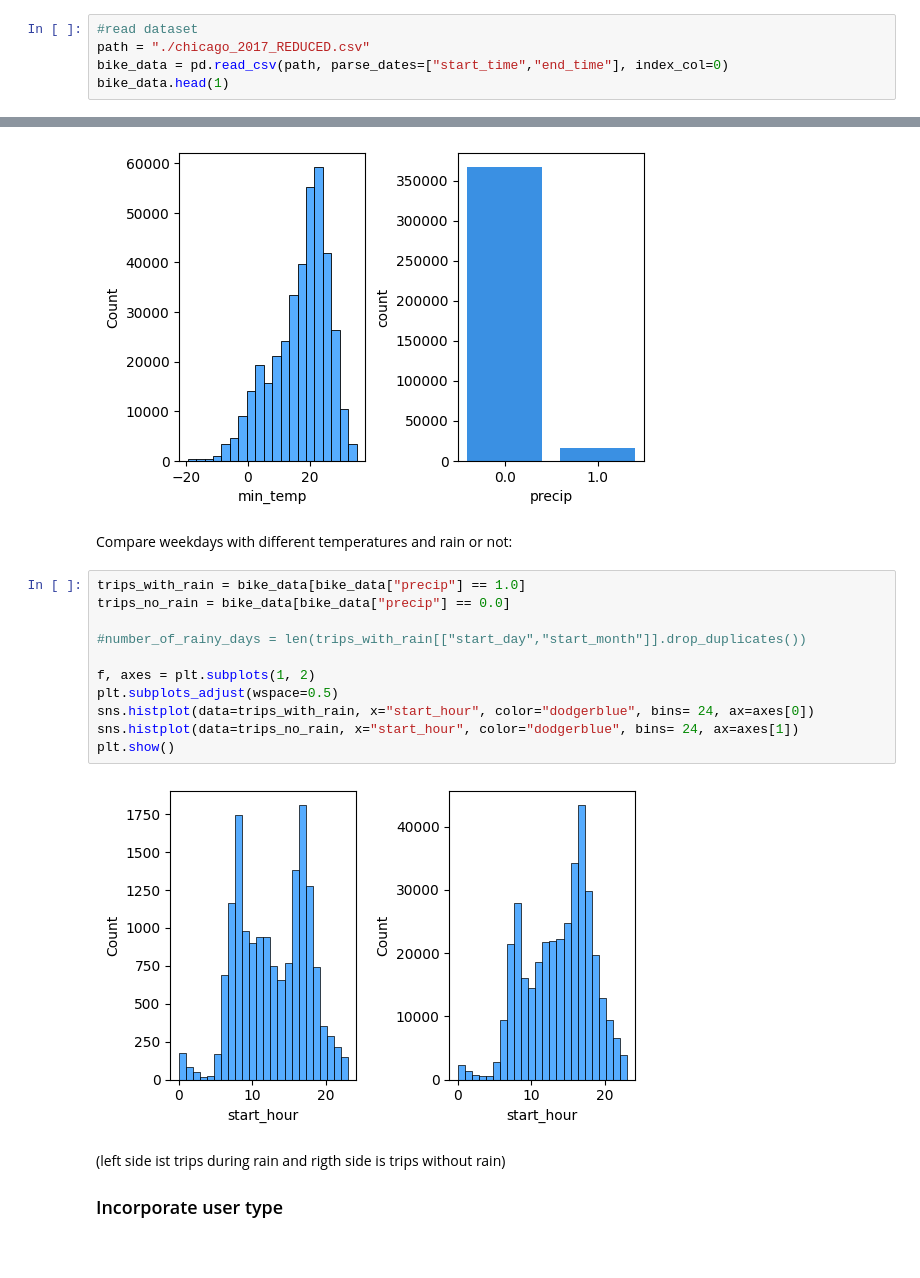
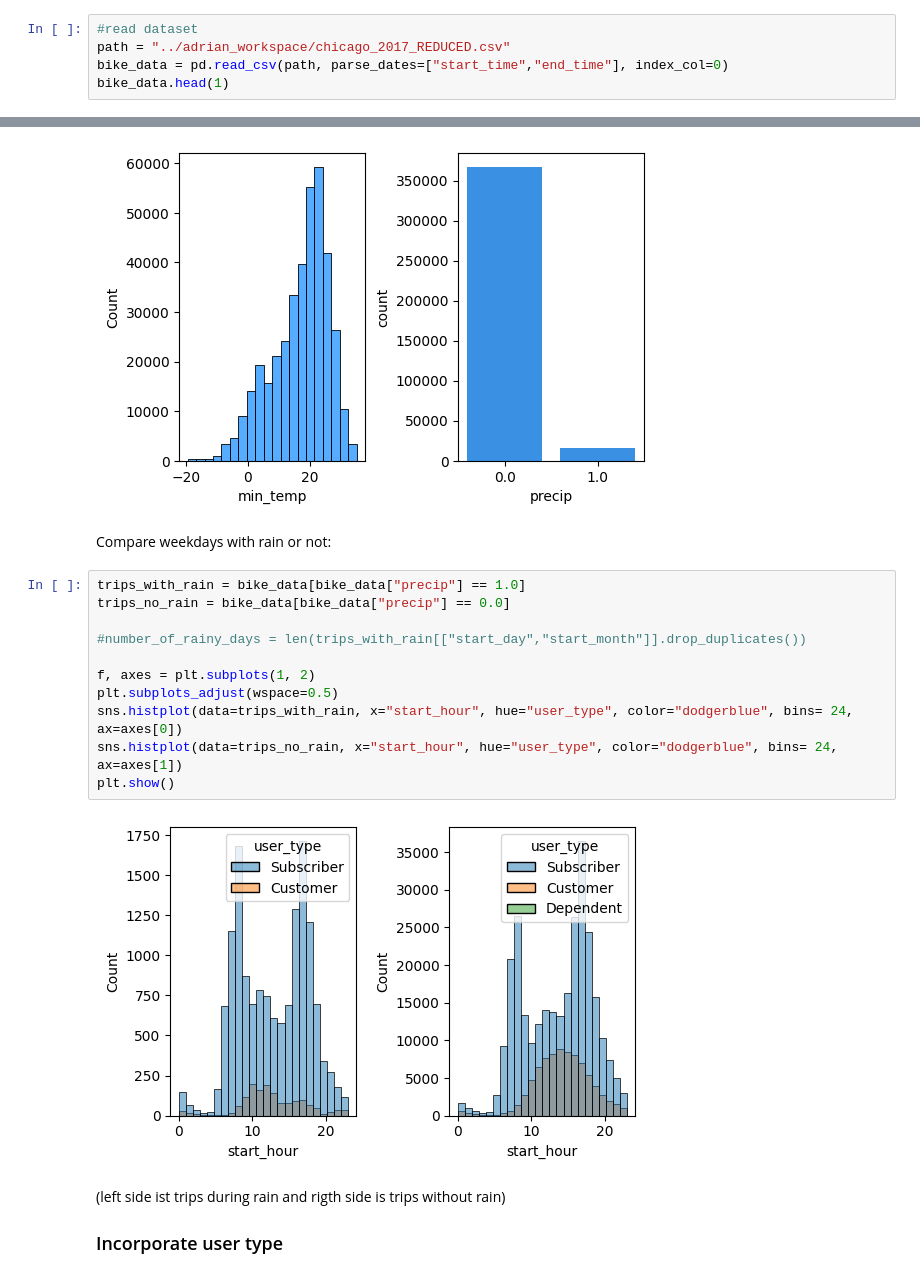
Before and after one commit to agruenb/AA-2022-TEAM-11, a Jupyter notebook: temporal_analysis.ipynb, the cells around one changed output, grey strips where cells are left out. Cells and saved outputs as stored; diff of their text form.

```diff
--- a/temporal_analysis.ipynb
+++ b/temporal_analysis.ipynb
@@ -9,7 +9,7 @@ import matplotlib.pyplot as plt
 from matplotlib import rcParams
 # %%
 #read dataset
-path = "./chicago_2017_REDUCED.csv"
+path = "../adrian_workspace/chicago_2017_REDUCED.csv"
 bike_data = pd.read_csv(path, parse_dates=["start_time","end_time"], index_col=0)
 bike_data.head(1)
 # %% [output]
@@ -92,20 +117,20 @@ plt.show()
 # %% [output]
 [figure]
 # %% [markdown]
-Compare weekdays with different temperatures and rain or not:
+Compare weekdays with rain or not:
 # %%
 trips_with_rain = bike_data[bike_data["precip"] == 1.0]
 trips_no_rain = bike_data[bike_data["precip"] == 0.0]
 
 #number_of_rainy_days = len(trips_with_rain[["start_day","start_month"]].drop_duplicates())
 
 f, axes = plt.subplots(1, 2)
 plt.subplots_adjust(wspace=0.5)
-sns.histplot(data=trips_with_rain, x="start_hour", color="dodgerblue", bins= 24, ax=axes[0])
-sns.histplot(data=trips_no_rain, x="start_hour", color="dodgerblue", bins= 24, ax=axes[1])
+sns.histplot(data=trips_with_rain, x="start_hour", hue="user_type", color="dodgerblue", bins= 24, ax=axes[0])
+sns.histplot(data=trips_no_rain, x="start_hour", hue="user_type", color="dodgerblue", bins= 24, ax=axes[1])
 plt.show()
 # %% [output]
-[figure, old version]
+[figure, new version]
 # %% [markdown]
 (left side ist trips during rain and rigth side is trips without rain)
 
```
Also changed, not shown: parts of 5 cells of this notebook.
